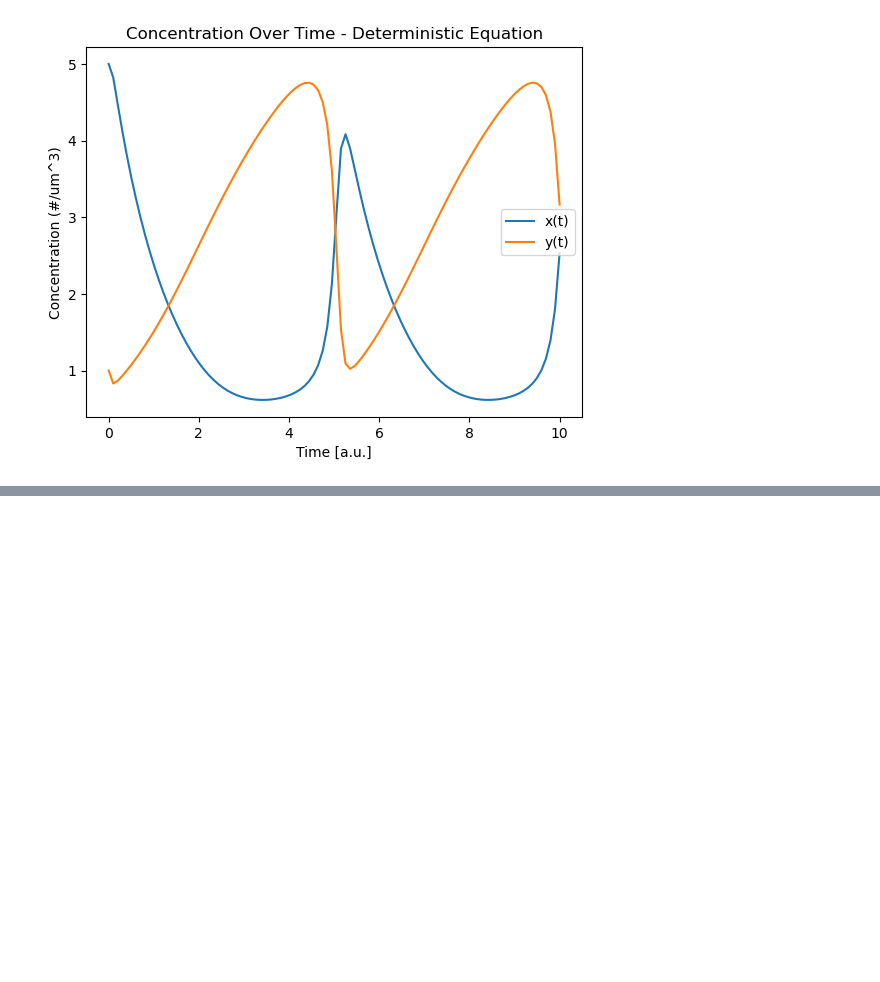
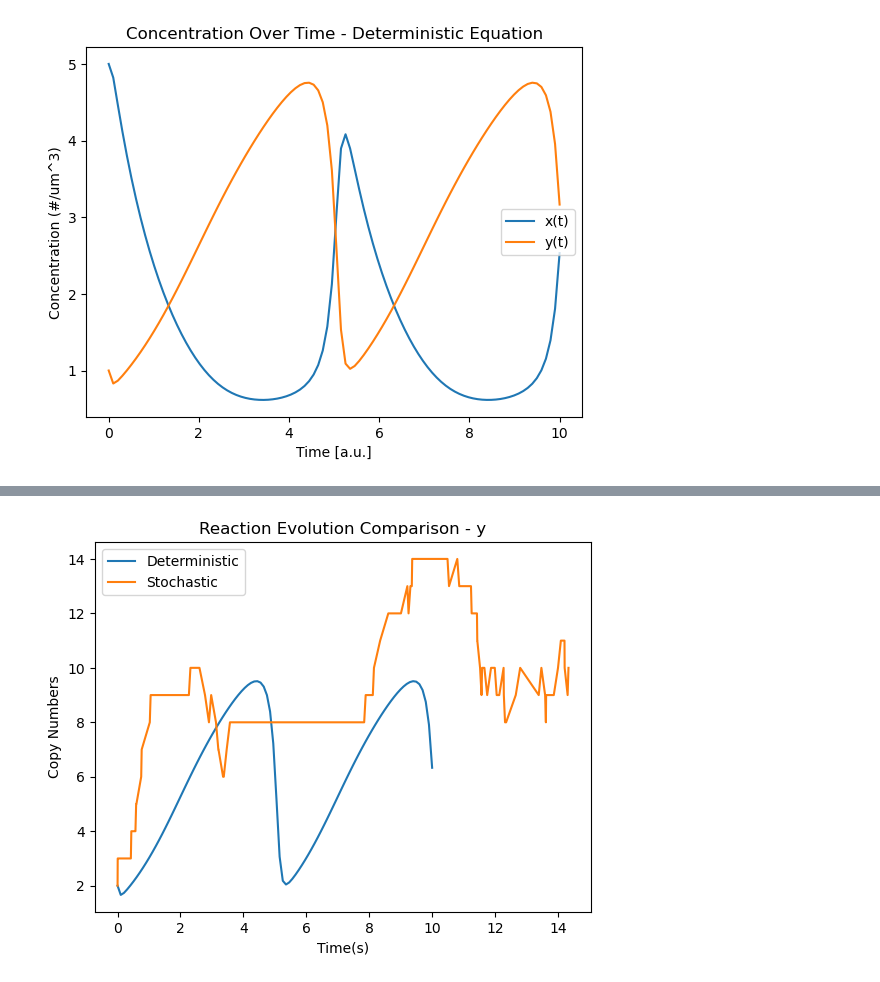
Before and after one commit to JooshK/ModelingTheLivingCell, a Jupyter notebook: scripts/PS3/main.ipynb, the cells around one changed output, grey strips where cells are left out. Saved outputs shown, nothing was run; the diff lists cells and outputs as text; code cells hidden in the pictures; blank space fills up the shorter version.

```diff
--- a/scripts/PS3/main.ipynb
+++ b/scripts/PS3/main.ipynb
@@ -61,0 +92,13 @@ s = stochastic_simulation.run(2)
+# %%
+s_t = np.array(s_t)
+s_t_cn = s_t*2
+plt.figure()
+plt.plot(tout, s_t_cn[:,1], label="Deterministic")
+plt.plot(time, states[:,1], label="Stochastic")
+plt.legend()
+plt.xlabel("Time(s)")
+plt.ylabel("Copy Numbers")
+plt.title("Reaction Evolution Comparison - y")
+plt.savefig("../../data/gillespie_compare_y.png")
+# %% [output]
+[figure, added]
```
Also changed, not shown: parts of 7 cells of this notebook, 3 other files.
